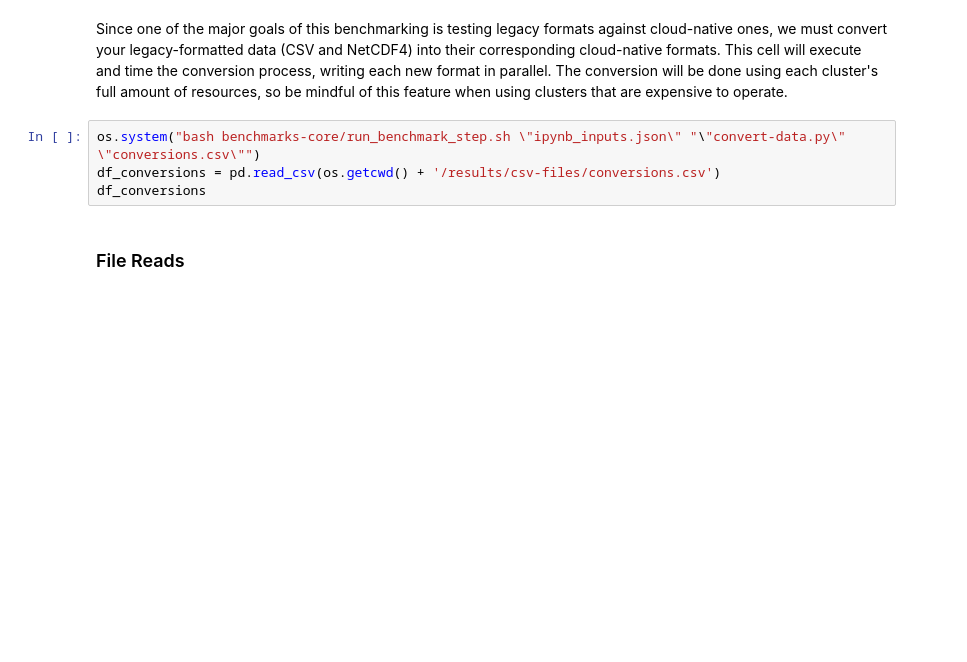
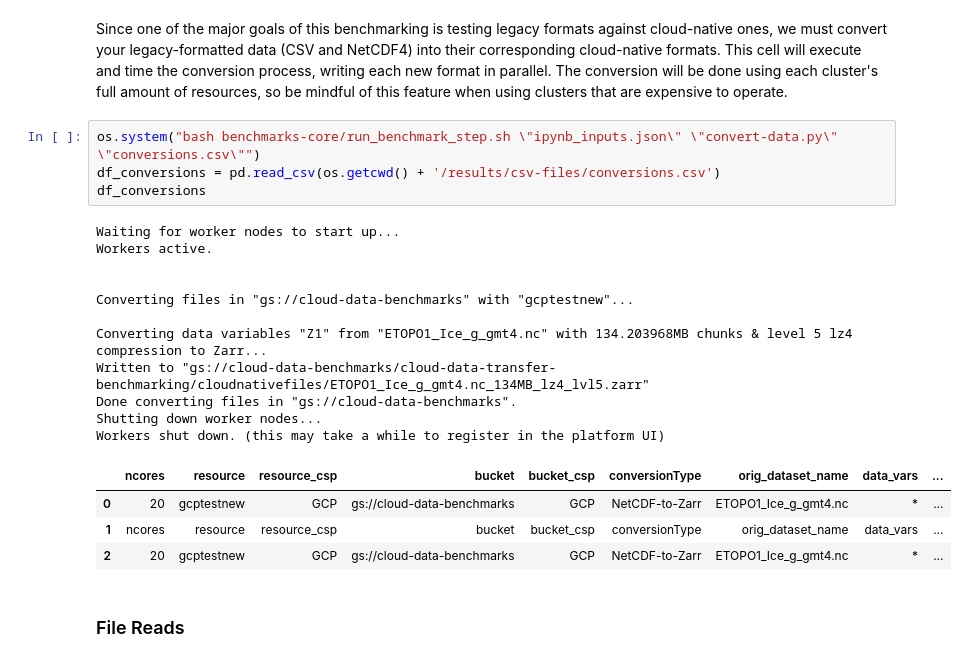
Before and after one commit to parallelworks/cloud-data-transfer-benchmarking, a Jupyter notebook: main.ipynb, the cells around one changed output. Saved outputs shown, nothing was run; the diff lists cells and outputs as text; blank space fills up the shorter version.

```diff
--- a/main.ipynb
+++ b/main.ipynb
@@ -217,9 +280,25 @@ else:
 # %% [markdown]
 Since one of the major goals of this benchmarking is testing legacy formats against cloud-native ones, we must convert your legacy-formatted data (CSV and NetCDF4) into their corresponding cloud-native formats. This cell will execute and time the conversion process, writing each new format in parallel. The conversion will be done using each cluster's full amount of resources, so be mindful of this feature when using clusters that are expensive to operate.
 # %%
-os.system("bash benchmarks-core/run_benchmark_step.sh \"ipynb_inputs.json\" "\"convert-data.py\" \"conversions.csv\"")
+os.system("bash benchmarks-core/run_benchmark_step.sh \"ipynb_inputs.json\" \"convert-data.py\" \"conversions.csv\"")
 df_conversions = pd.read_csv(os.getcwd() + '/results/csv-files/conversions.csv')
 df_conversions
+# %% [output]
+Waiting for worker nodes to start up...
+Workers active.
+
+
+Converting files in "gs://cloud-data-benchmarks" with "gcptestnew"...
+
+Converting data variables "Z1" from "ETOPO1_Ice_g_gmt4.nc" with 134.203968MB chunks & level 5 lz4 compression to Zarr...
+Written to "gs://cloud-data-benchmarks/cloud-data-transfer-benchmarking/cloudnativefiles/ETOPO1_Ice_g_gmt4.nc_134MB_lz4_lvl5.zarr"
+Done converting files in "gs://cloud-data-benchmarks".
+Shutting down worker nodes...
+Workers shut down. (this may take a while to register in the platform UI)
+|  | ncores | resource | resource_csp | bucket | bucket_csp | conversionType | orig_dataset_name | data_vars | ... |
+| 0 | 20 | gcptestnew | GCP | gs://cloud-data-benchmarks | GCP | NetCDF-to-Zarr | ETOPO1_Ice_g_gmt4.nc | * | ... |
+| 1 | ncores | resource | resource_csp | bucket | bucket_csp | conversionType | orig_dataset_name | data_vars | ... |
+| 2 | 20 | gcptestnew | GCP | gs://cloud-data-benchmarks | GCP | NetCDF-to-Zarr | ETOPO1_Ice_g_gmt4.nc | * | ... |
 # %% [markdown]
 ### File Reads
 # %% [markdown]
```
Also changed, not shown: parts of 11 cells of this notebook, 5 other files.
